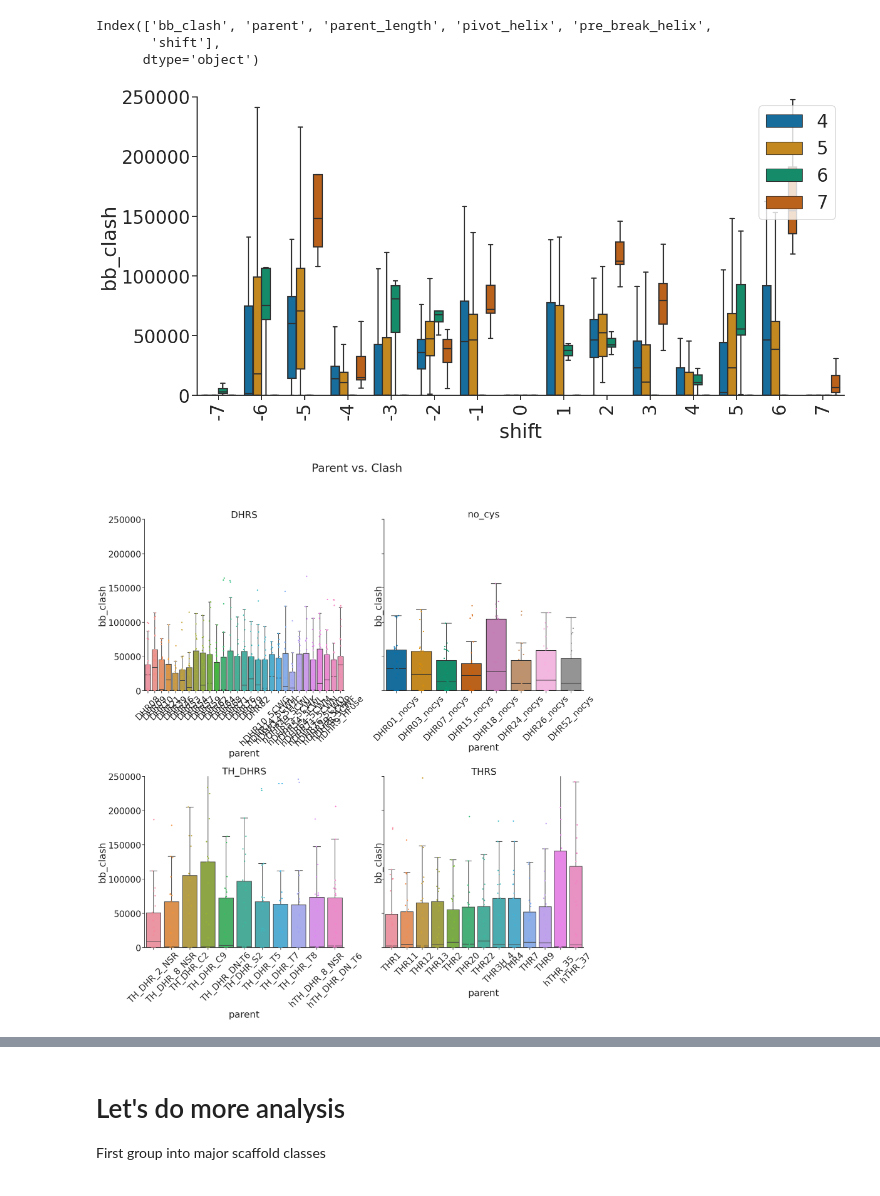
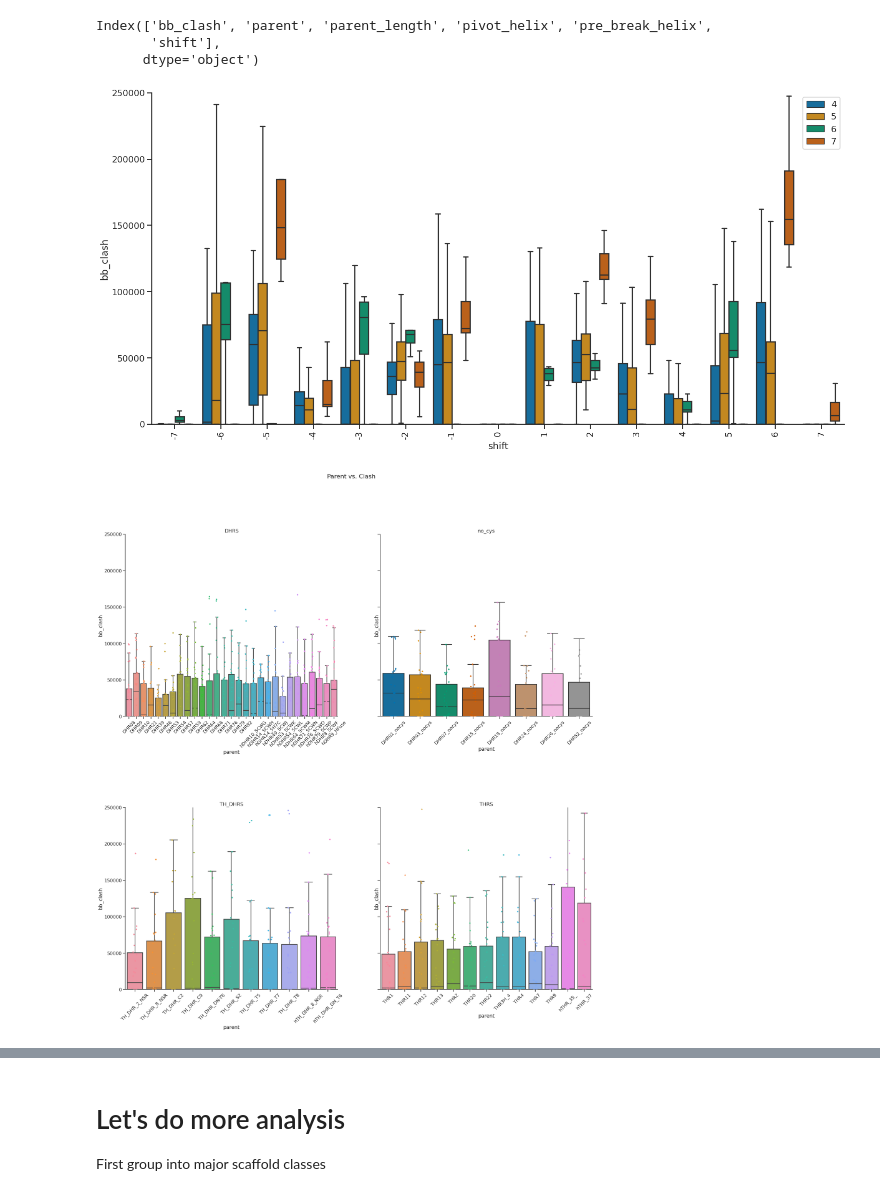
Before and after one commit to proleu/hinges, a Jupyter notebook: 01_make_states.ipynb, the cells around one changed output, grey strips where cells are left out. Cells and saved outputs as stored; diff of their text form; code cells hidden in the pictures.

```diff
--- a/01_make_states.ipynb
+++ b/01_make_states.ipynb
@@ -439,35 +439,35 @@ from matplotlib import ticker
 from matplotlib.ticker import MultipleLocator, FormatStrFormatter
 
 sns.set(
     context="talk",
-    font_scale=2,  # make the font larger; default is pretty small
+    font_scale=1,  # make the font larger; default is pretty small
     style="ticks",  # make the background white with black lines
     palette="colorblind",  # a color palette that is colorblind friendly!
 )
 
 order = [int(x) for x in set(scores_df["shift"].values)]
 order.sort()
 order = [str(x) for x in order]
 
 fig = plt.figure(figsize=(20, 10), tight_layout=True)
 pivot_order = ["4", "5", "6", "7"]
 ax = sns.boxplot(
     x="shift",
     y="bb_clash",
     data=scores_df,
     order=order,
     showfliers=False,
     hue="pivot_helix",
     hue_order=pivot_order,
 )
 ax.legend(loc="upper right")
 ax.set_ylim(0, 250000)
 sns.despine()
 plt.setp(ax.get_legend().get_title(), fontsize="24")
 plt.xticks(rotation=90)
 plt.savefig("figs/01_shift_vs_clash_groupby_pivot.png")
 # %% [output]
-[figure, old version]
+[figure, new version]
 # %%
 sorted_parents = sorted(list(set(scores_df.parent.values)))
 thrs = [x for x in sorted_parents if "THR" in x]
@@ -510,7 +510,7 @@ axs[1][0].set_title("TH_DHRS")
 axs[1][1].set_title("THRS")
 plt.savefig("figs/01_all_parents_vs_clash.png")
 # %% [output]
-[figure, old version]
+[figure, new version]
 # %%
 data_orders = [dhrs, dhrs_nocys, th_dhrs, thrs]
 pivot_orders = [["4", "5"], ["4", "5"], ["4", "5"], ["6", "7"]]
```
Also changed, not shown: parts of 5 cells of this notebook, 3 other files.
